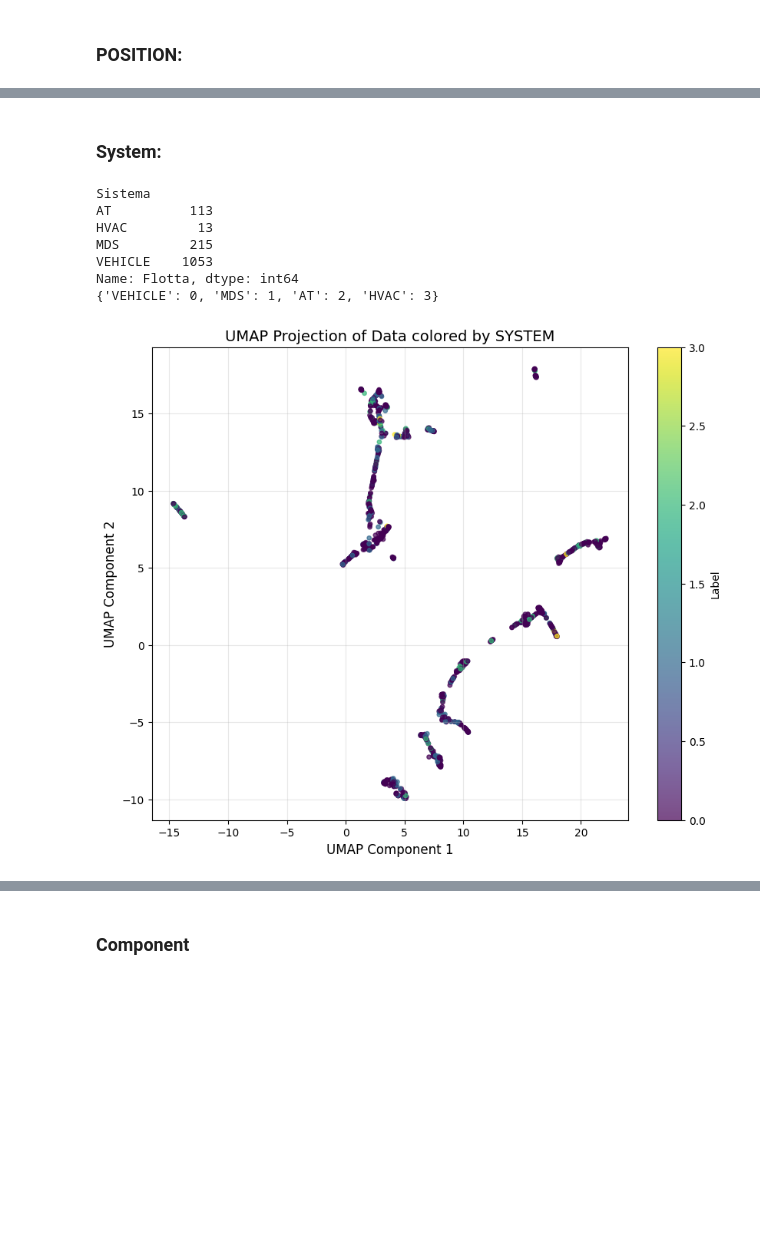
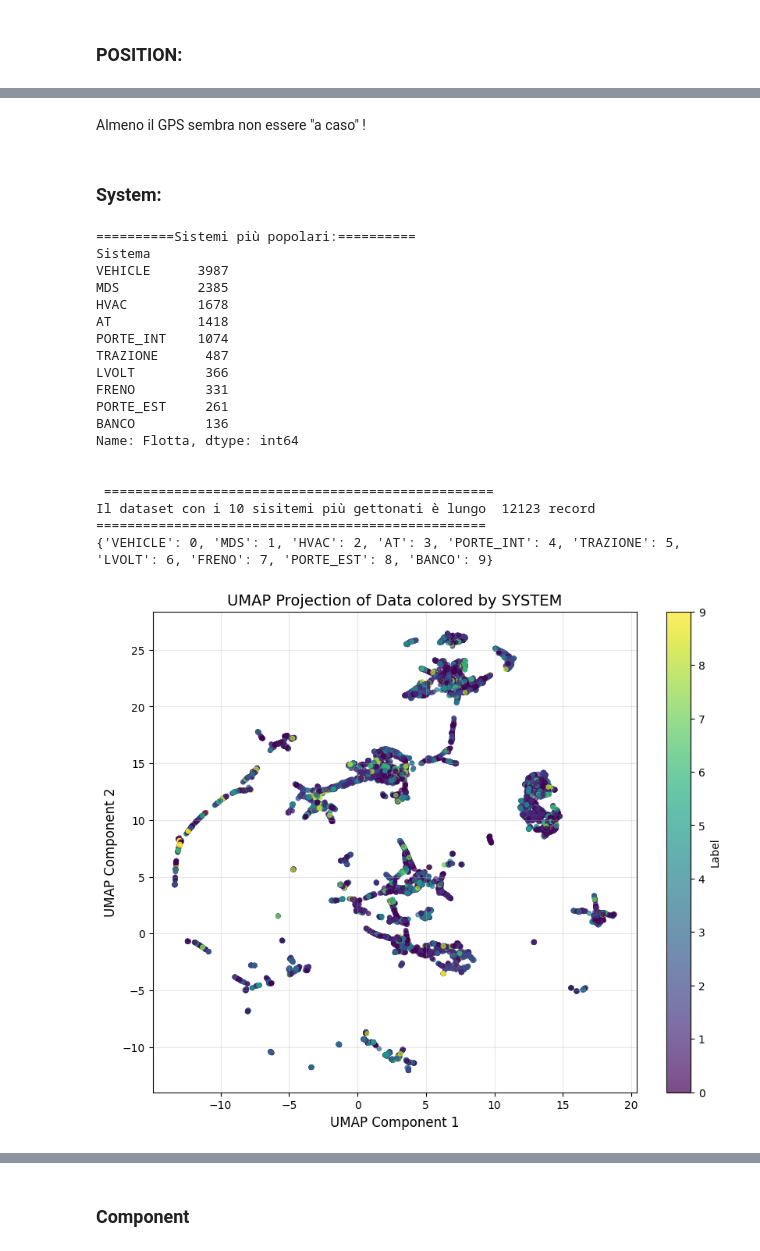
Before and after one commit to DISTA-IoT/Train_IIoT_SyntheticDataGeneration, a Jupyter notebook: synthetic_causal_system.ipynb, the cells around one changed output, grey strips where cells are left out. Drawn from its saved outputs; the diff is of its cells as text; code cells hidden in the pictures; blank space fills up the shorter version.

```diff
--- a/synthetic_causal_system.ipynb
+++ b/synthetic_causal_system.ipynb
@@ -479,29 +472,50 @@ il dataset con le 10 posizioni più gettonati è le 10 posizioni più gettonate
+# %% [markdown]
+Almeno il GPS sembra non essere "a caso" !
 # %% [markdown]
 ### System:
 # %%
-print(dataset_new.groupby('Sistema')['Flotta'].count())
-systems = list(dataset_new['Sistema'].unique())
-system_map = {desc: i for i, desc in enumerate(systems)}
-sistemi_numerici = dataset_new['Sistema'].map(system_map)
+print("\n\n\n==========Sistemi più popolari:==========")
+print(dataset_new.groupby('Sistema')['Flotta'].count().nlargest(10))
+popular_systems = dataset_new.groupby('Sistema')['Flotta'].count().nlargest(10).index
+popular_systems_ds = dataset_new[dataset_new['Sistema'].isin(popular_systems)]
+print("\n\n","="*50)
+print('Il dataset con i 10 sisitemi più gettonati è lungo ',len(popular_systems_ds), 'record')
+print("="*50)
+system_map = {desc: i for i, desc in enumerate(popular_systems)}
+sistemi_numerici = popular_systems_ds['Sistema'].map(system_map)
 print(system_map)
+
+system_embedding = embedding[dataset_new['Sistema'].isin(popular_systems)]
 # Visualize the UMAP embedding
 plt.figure(figsize=(10, 8))
-plt.scatter(embedding[:, 0], embedding[:, 1], c=sistemi_numerici, s=15, alpha=0.7)
+plt.scatter(system_embedding[:, 0], system_embedding[:, 1], c=sistemi_numerici, s=15, alpha=0.7)
 plt.title('UMAP Projection of Data colored by SYSTEM', fontsize=14)
 plt.xlabel('UMAP Component 1', fontsize=12)
 plt.ylabel('UMAP Component 2', fontsize=12)
 plt.colorbar(label='Label')
 plt.grid(True, alpha=0.3)
 plt.show()
 # %% [output]
+==========Sistemi più popolari:==========
 Sistema
-AT          113
-HVAC         13
-MDS         215
-VEHICLE    1053
+VEHICLE      3987
+MDS          2385
+HVAC         1678
+AT           1418
+PORTE_INT    1074
+TRAZIONE      487
+LVOLT         366
+FRENO         331
+PORTE_EST     261
+BANCO         136
 Name: Flotta, dtype: int64
-{'VEHICLE': 0, 'MDS': 1, 'AT': 2, 'HVAC': 3}
+
+
+ ==================================================
+Il dataset con i 10 sisitemi più gettonati è lungo  12123 record
+==================================================
+{'VEHICLE': 0, 'MDS': 1, 'HVAC': 2, 'AT': 3, 'PORTE_INT': 4, 'TRAZIONE': 5, 'LVOLT': 6, 'FRENO': 7, 'PORTE_EST': 8, 'BANCO': 9}
-[figure, old version]
+[figure, new version]
 # %%
 classifier = MLP(
     **{
```
Also changed, not shown: parts of 22 cells of this notebook.
